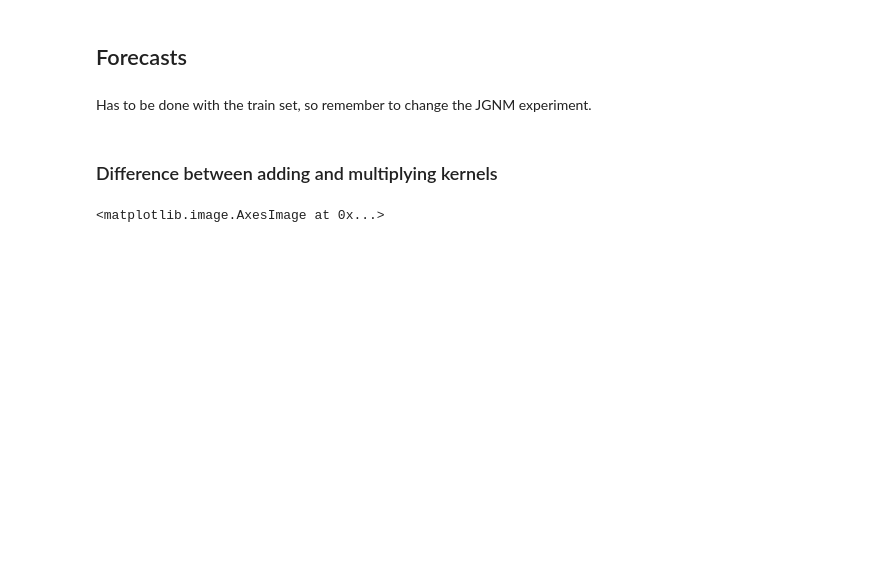
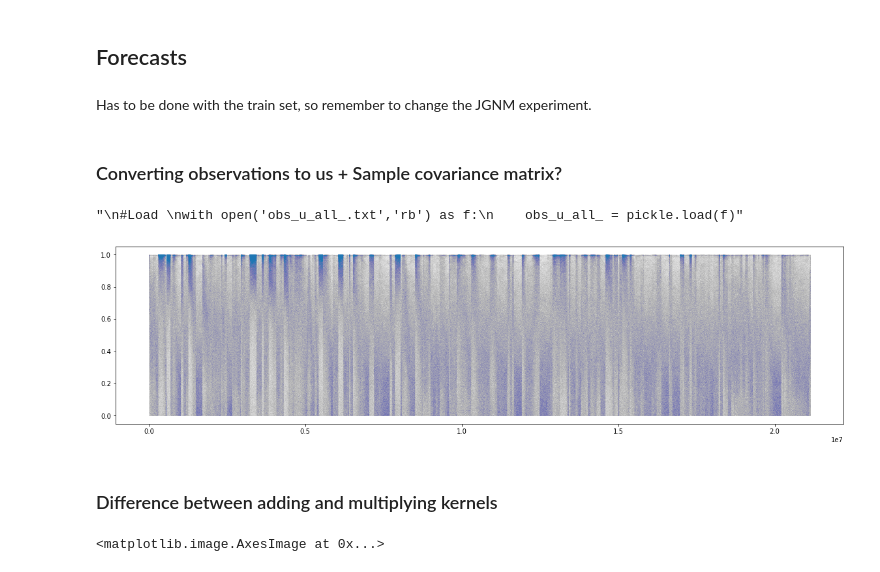
Before and after one commit to Huk-David/SpaDep_VCop, a Jupyter notebook: body/Forecasts.ipynb, the cells around one changed output. Cells and saved outputs as stored; diff of their text form; code cells hidden in the pictures; blank space fills up the shorter version.

```diff
--- a/body/Forecasts.ipynb
+++ b/body/Forecasts.ipynb
@@ -104,6 +110,52 @@ for day in range(1):
 ## Forecasts
 # %% [markdown]
 Has to be done with the train set, so remember to change the JGNM experiment.
+# %% [markdown]
+### Converting observations to us + Sample covariance matrix?
+# %%
+#GNM_landonly[location][param][day]
+# 0'pred_mu', 1'pred_disp', 2'target_did_rain', 3'target_rain_value', 4'pred_p', 5'location'
+def get_cdf_gnm(places):
+    out=[]
+    for idx,place in enumerate(places):
+        out.append([])
+        for day in range(len(place[3])):
+            scaling = np.random.uniform(size=1)
+            obs = place[3][day]
+            p = place[4][day]
+
+            if obs==0: # dry day -> 1-p
+                out[idx].append(scaling*(1-p))
+            else: # rainy day -> (1-p)+p.cdf_x
+                mu,disp = place[0][day],place[1][day]
+                out[idx].append( (1-p)+(p*scs.gamma(scale=disp*mu,a=1/disp).cdf(obs)) )
+    return out
+
+obs_u_all_ = []
+for locs in tqdm(np.array_split(np.array(range(len(GNM_landonly))),67)):
+
+    size = math.ceil(len(locs)/psutil.cpu_count())
+    locs_chuncks = [[GNM_landonly[i] for i in locs][x:x+size] for x in range(0,len(locs), size)]
+
+    obs_u_all_.append( Parallel(n_jobs=psutil.cpu_count())(delayed(get_cdf_gnm)(chunck) for chunck in locs_chuncks) )
+# %%
+# Save
+with open('obs_u_all_.txt','wb') as f:
+    pickle.dump(obs_u_all_,f)
+'''
+#Load
+with open('obs_u_all_.txt','rb') as f:
+    obs_u_all_ = pickle.load(f)'''
+# %% [output]
+"\n#Load \nwith open('obs_u_all_.txt','rb') as f:\n    obs_u_all_ = pickle.load(f)"
+# %%
+plt.figure(figsize=(20,5))
+obs_u_all = np.concatenate(np.array(obs_u_all_).flatten()).flatten()
+obs_u_all = np.array(obs_u_all).astype(float)
+plt.scatter( range(len(obs_u_all)),obs_u_all,s=0.000005)
+plt.show()
+# %% [output]
+[figure, added]
 # %% [markdown]
 ### Difference between adding and multiplying kernels
 # %%
```
Also changed, not shown: parts of 25 cells of this notebook.
